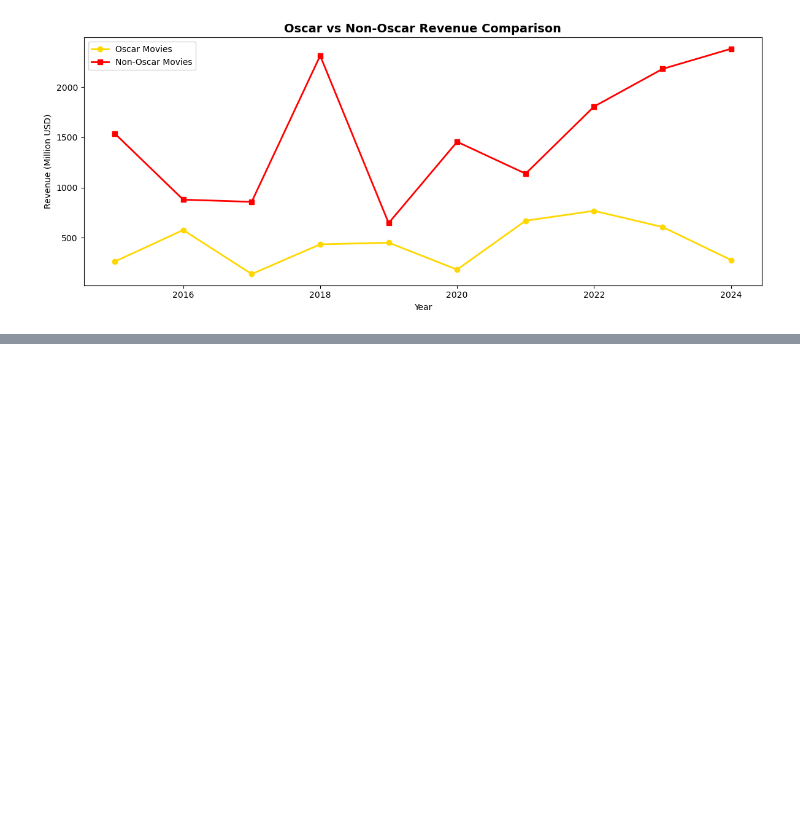
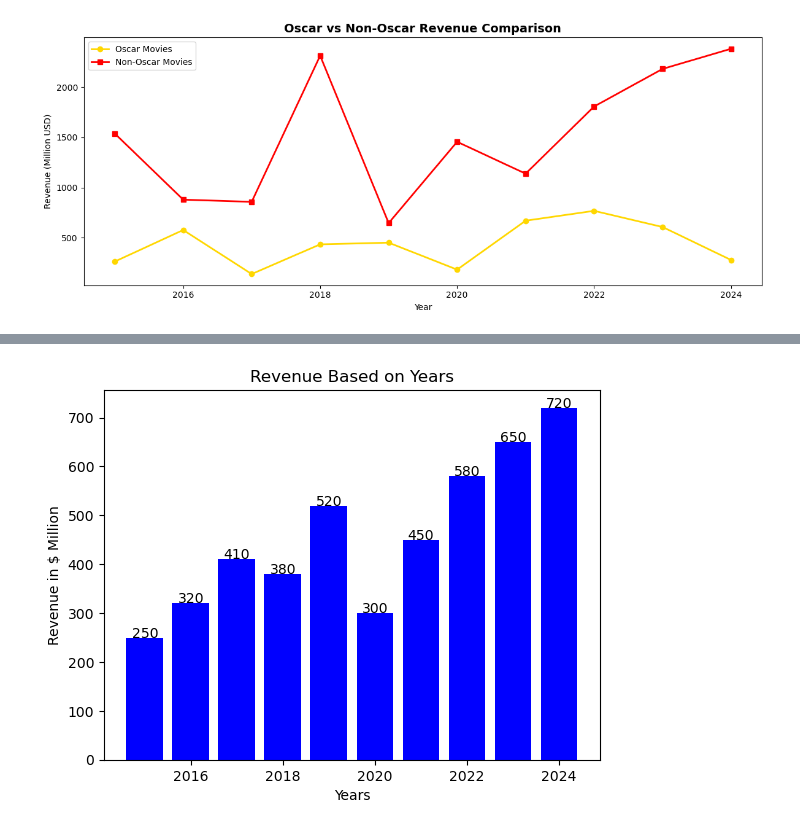
Before and after one commit to muhammadabid236159/AI-100-days-, a Jupyter notebook: 09_Data_Visualization/day25_data_visualization.ipynb, the cells around one changed output, grey strips where cells are left out. Saved outputs shown, nothing was run; the diff lists cells and outputs as text; code cells hidden in the pictures; blank space fills up the shorter version.

Commit message:
Add Day 25 Data Visualization notebook and update README roadmap

```diff
--- a/09_Data_Visualization/day25_data_visualization.ipynb
+++ b/09_Data_Visualization/day25_data_visualization.ipynb
@@ -158,0 +158,19 @@ plt.show()
+# %%
+import numpy as np
+import matplotlib.pyplot as plt
+
+years = [2015, 2016, 2017, 2018, 2019, 2020, 2021, 2022, 2023, 2024]
+
+oscar_revenue = [250, 320, 410, 380, 520, 300, 450, 580, 650, 720]
+plt.Figure(figsize=(15,7))
+plt.bar(years, oscar_revenue, color="blue")
+
+plt.title("Revenue Based on Years")
+plt.xlabel("Years")
+plt.ylabel("Revenue in $ Million")
+# 2019 ki value show karna
+for i in range(len(years)):
+ plt.text(years[i], oscar_revenue[i], str(oscar_revenue[i]), ha="center")
+plt.show()
+# %% [output]
+[figure, added]
```
Also changed, not shown: parts of 6 cells of this notebook, 1 other file.
